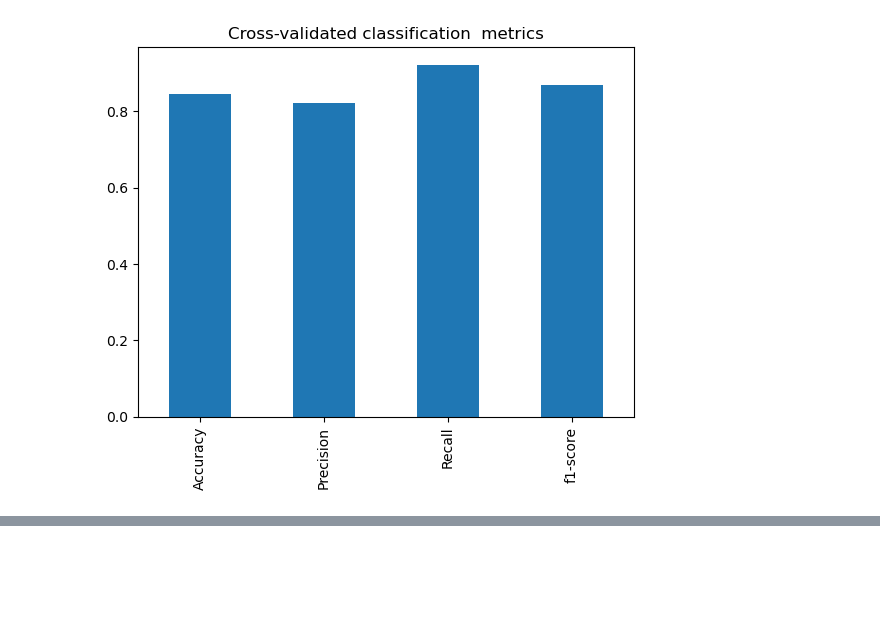
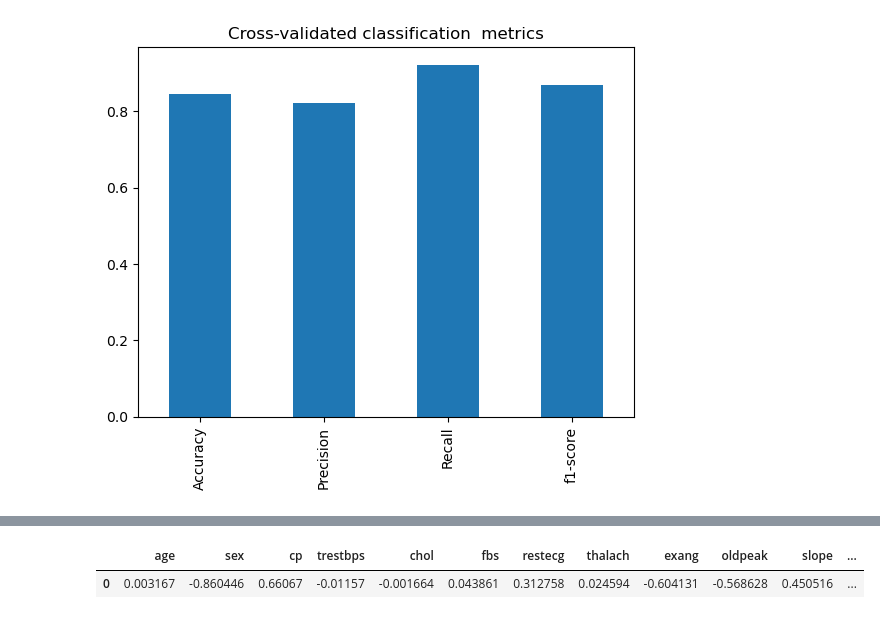
Before and after one commit to AnushkJain2201/heart-disease-project, a Jupyter notebook: heart-disease-classification.ipynb, the cells around one changed output, grey strips where cells are left out. Saved outputs shown, nothing was run; the diff lists cells and outputs as text; code cells hidden in the pictures; blank space fills up the shorter version.

```diff
--- a/heart-disease-classification.ipynb
+++ b/heart-disease-classification.ipynb
@@ -814,0 +855,5 @@ Feature importance is another way of asking, "which features contributed most to
+# %%
+features_df
+# %% [output]
+|  | age | sex | cp | trestbps | chol | fbs | restecg | thalach | exang | oldpeak | slope | ... |
+| 0 | 0.003167 | -0.860446 | 0.66067 | -0.01157 | -0.001664 | 0.043861 | 0.312758 | 0.024594 | -0.604131 | -0.568628 | 0.450516 | ... |
```
Also changed, not shown: parts of 7 cells of this notebook.
